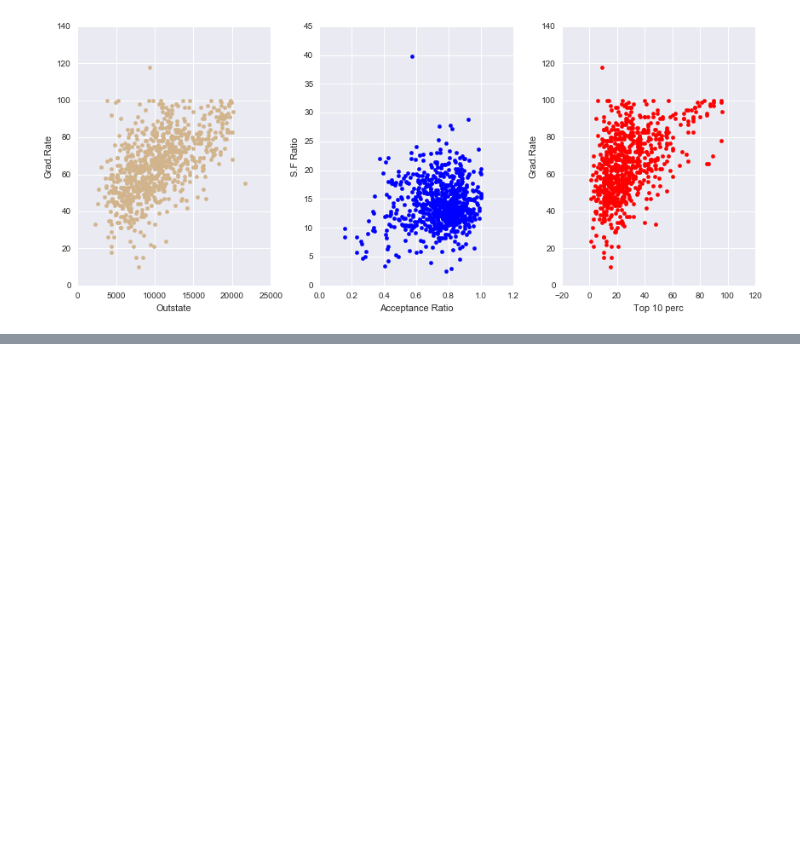
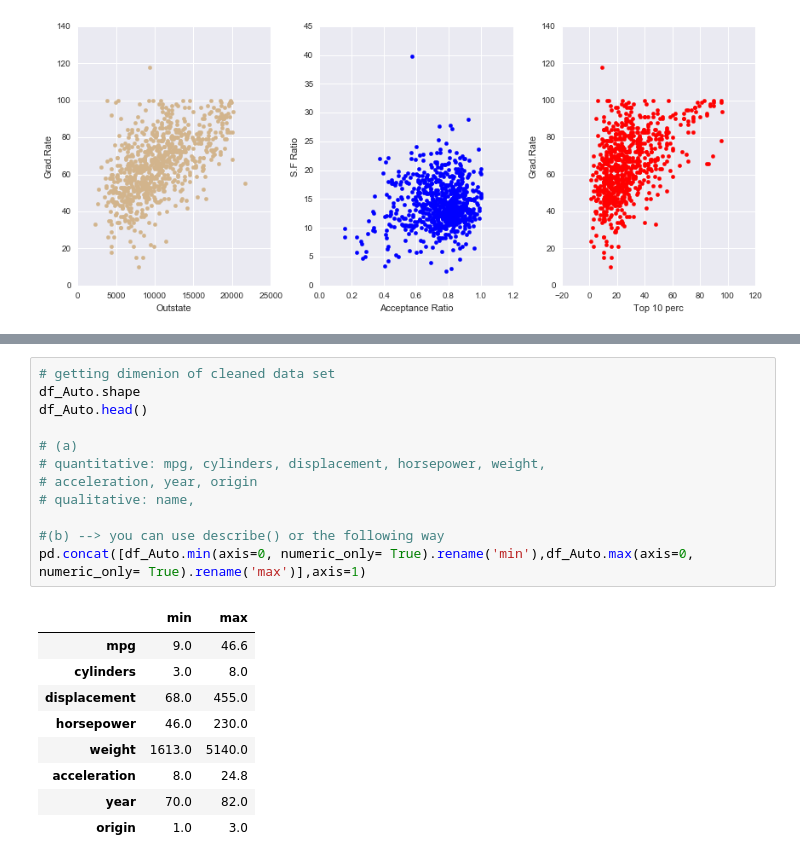
Before and after one commit to sushmit86/Stat_learning, a Jupyter notebook: Chapter2_Exercise.ipynb, the cells around one changed output, grey strips where cells are left out. Drawn from its saved outputs; the diff is of its cells as text; blank space fills up the shorter version.

```diff
--- a/Chapter2_Exercise.ipynb
+++ b/Chapter2_Exercise.ipynb
@@ -149,0 +162,22 @@ plt.show()
+# %%
+# getting dimenion of cleaned data set
+df_Auto.shape
+df_Auto.head()
+
+# (a)
+# quantitative: mpg, cylinders, displacement, horsepower, weight,
+# acceleration, year, origin
+# qualitative: name,
+
+#(b) --> you can use describe() or the following way
+pd.concat([df_Auto.min(axis=0, numeric_only= True).rename('min'),df_Auto.max(axis=0, numeric_only= True).rename('max')],axis=1)
+# %% [output]
+|  | min | max |
+| mpg | 9.0 | 46.6 |
+| cylinders | 3.0 | 8.0 |
+| displacement | 68.0 | 455.0 |
+| horsepower | 46.0 | 230.0 |
+| weight | 1613.0 | 5140.0 |
+| acceleration | 8.0 | 24.8 |
+| year | 70.0 | 82.0 |
+| origin | 1.0 | 3.0 |
```
Also changed, not shown: parts of 5 cells of this notebook, 1 other file.
